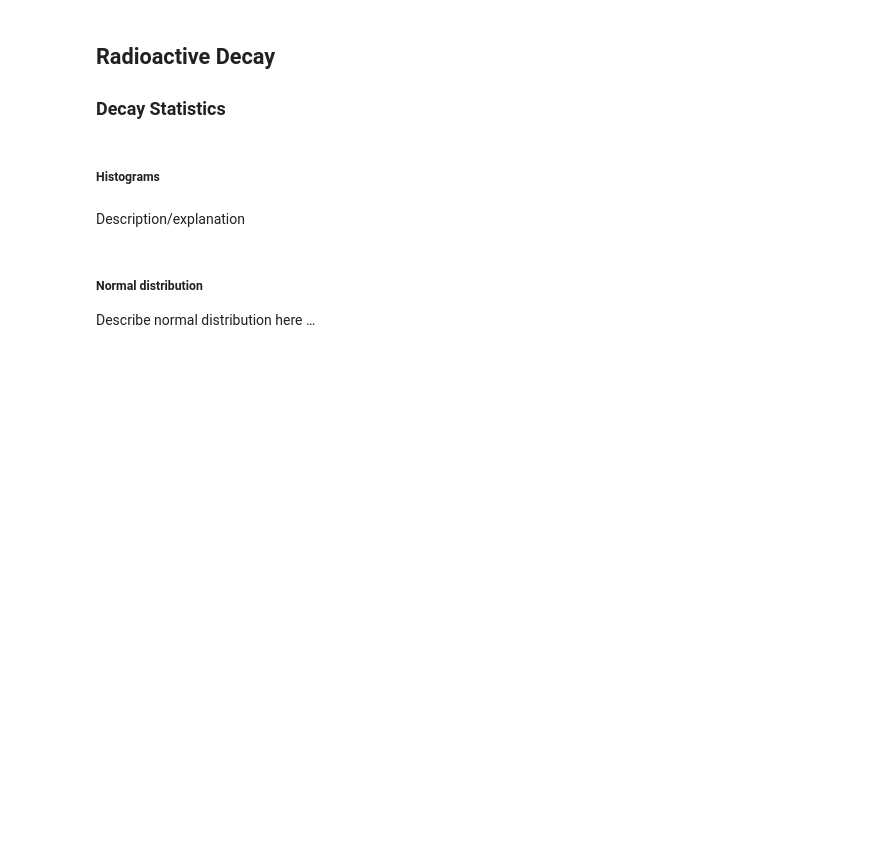
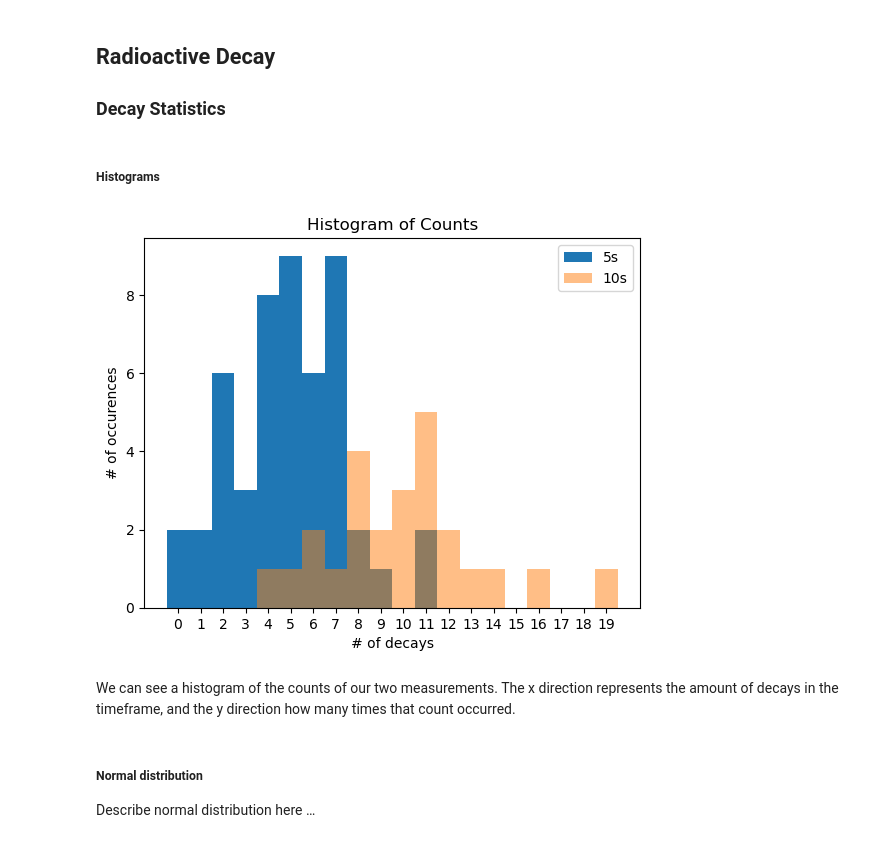
Before and after one commit to jullanggit/lab, a Jupyter notebook: Physics Lab/L5 Radioactive Decay/decay.ipynb, the cells around one changed output. Drawn from its saved outputs; the diff is of its cells as text; code cells hidden in the pictures; blank space fills up the shorter version.

```diff
--- a/Physics Lab/L5 Radioactive Decay/decay.ipynb
+++ b/Physics Lab/L5 Radioactive Decay/decay.ipynb
@@ -5,31 +5,37 @@
 # %%
 import numpy as np
 
+distance = 2 # mm
+isotope = "Cs 137"
+
 # Define data sets
-counts_10s = np.array([0, 1, 2, 3, 4, 5, 6, 7, 8, 9, 10]) # add your data here
-counts_5s = np.array([0, 1, 2, 3, 4, 5, 6, 7, 8, 9, 10]) # add your data here
+counts_10s = np.array([11, 11, 7, 13, 12, 19, 6, 12, 9, 11, 8, 6, 11, 8, 10, 8, 8, 4, 9, 5, 11, 14, 10, 16, 10]) # add your data here
+counts_5s = np.array([2, 0, 3, 7, 5, 2, 1, 7, 7, 0, 4,3,4,8,9,6,4,7,4,5,5,5,4,5,7,6,5,2,7,5,5,11,7,4,2,7,7,1,2,5,11,3,6,8,4,2,6,4,6,6
+]) # add your data here
 # %% [markdown]
 ##### Histograms
 # %%
 import matplotlib.pyplot as plt
 
 # Determine the range of counts for the histogram
 counts_max = int(max(max(counts_10s), max(counts_5s)))
 counts_min = int(min(min(counts_10s), min(counts_5s)))
 bins = range(counts_min, counts_max+2) # bins: [0, 1), [1, 2), ...
 
 # Create the histogram
 fig, ax = plt.subplots()
-ax.set_xlabel('# of counts')
-ax.set_ylabel('# of sixes')
+ax.set_xlabel('# of decays')
+ax.set_ylabel('# of occurences')
 ax.hist(counts_5s, bins=bins, align='left', label='5s')
 ax.hist(counts_10s, bins=bins, align='left', label='10s', alpha=0.5)
 ax.set_title('Histogram of Counts')
 ax.set_xticks(range(counts_max+1))
 ax.legend()
 plt.show()
+# %% [output]
+[figure, added]
 # %% [markdown]
-Description/explanation
+We can see a histogram of the counts of our two measurements. The x direction represents the amount of decays in the timeframe, and the y direction how many times that count occurred.
 # %% [markdown]
 ##### Normal distribution
 Describe normal distribution here …
```
Also changed, not shown: parts of 3 cells of this notebook.
